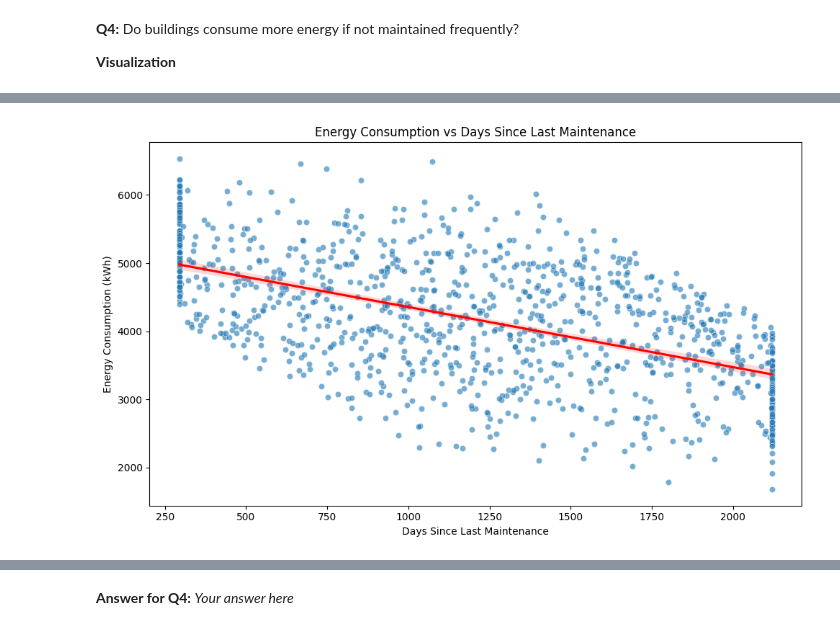
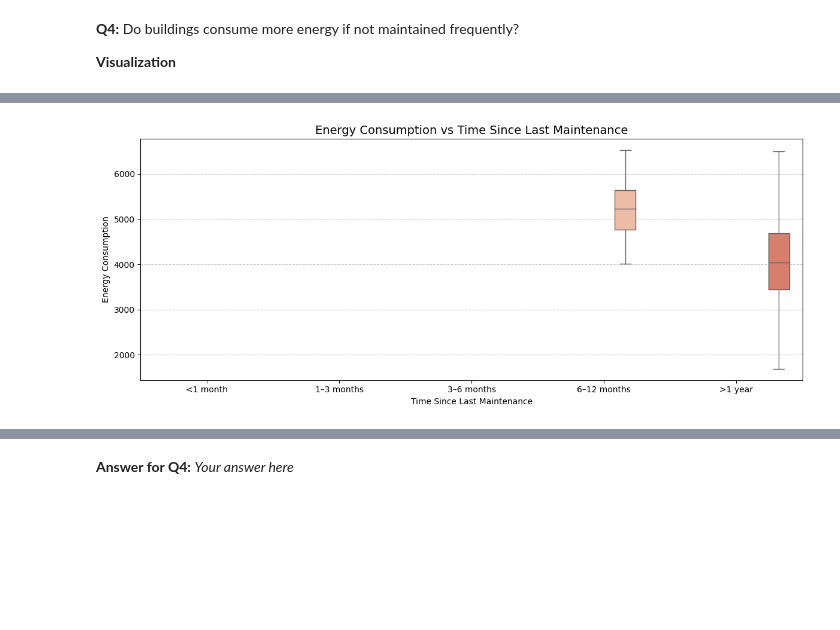
Before and after one commit to AhmedAbdelaziz003/SE, a Jupyter notebook: Regression_Mini-Project.ipynb, the cells around one changed output, grey strips where cells are left out. Cells and saved outputs as stored; diff of their text form; code cells hidden in the pictures; blank space fills up the shorter version.

```diff
--- a/Regression_Mini-Project.ipynb
+++ b/Regression_Mini-Project.ipynb
@@ -116,6 +129,0 @@ min             NaN           NaN         NaN          NaN         NaN
-# %%
-
-
-print("🔹 Cleaned DataFrame:")
-df['Day_of_Week'] = df['Day_of_Week'].str.strip().str.title()
-print(df)
@@ -353,37 +404,67 @@ print(f"🔹 Correlation between building size and energy consumption: {correlat
 # %%
 
 
-df['Last_Maintenance_Date'] = pd.to_datetime(df['Last_Maintenance_Date'], errors='coerce')
+import matplotlib.pyplot as plt
+import seaborn as sns
+import pandas as pd
+
+days_col = 'Days_Since_Maintenance'
+energy_col = 'Energy_Consumption'
 
 
-today = pd.to_datetime('today')
-df['Days_Since_Maintenance'] = (today - df['Last_Maintenance_Date']).dt.days
+df_clean = df_clean.copy()
+df_clean = df_clean[[days_col, energy_col]].dropna()
 
-
-bins = [0, 180, 365, 730, df['Days_Since_Maintenance'].max()]
-labels = ['<6 months', '6-12 months', '1-2 years', '>2 years']
-df['Maintenance_Interval'] = pd.cut(df['Days_Since_Maintenance'], bins=bins, labels=labels)
-
-
-plt.figure(figsize=(10,6))
-sns.boxplot(x='Maintenance_Interval', y='Energy_Consumption', data=df, palette='Set3')
-plt.title("Energy Consumption vs Maintenance Frequency")
-plt.xlabel("Time Since Last Maintenance")
-plt.ylabel("Energy Consumption (kWh)")
+plt.figure(figsize=(12, 5))
+sns.regplot(
+    x=days_col,
+    y=energy_col,
+    data=df_clean,
+    scatter_kws={'alpha': 0.6},
+    line_kws={'color': 'red'},
+    ci=None
+)
+plt.title('Days Since Last Maintenance vs Energy Consumption', fontsize=14)
+plt.xlabel('Days Since Last Maintenance')
+plt.ylabel('Energy Consumption')
+plt.grid(True, linestyle='--', alpha=0.7)
 plt.tight_layout()
 plt.show()
 
 
-plt.figure(figsize=(10,6))
-sns.scatterplot(x='Days_Since_Maintenance', y='Energy_Consumption', data=df, alpha=0.6)
-sns.regplot(x='Days_Since_Maintenance', y='Energy_Consumption', data=df, scatter=False, color='red')
-plt.title("Energy Consumption vs Days Since Last Maintenance")
-plt.xlabel("Days Since Last Maintenance")
-plt.ylabel("Energy Consumption (kWh)")
+corr = df_clean[days_col].corr(df_clean[energy_col])
+print(f"📈 Correlation between Days Since Maintenance and Energy Consumption: {corr:.3f}")
+
+
+max_days = df_clean[days_col].max()
+bins = [0, 30, 90, 180, 365, max_days + 1]
+labels = ['<1 month', '1–3 months', '3–6 months', '6–12 months', '>1 year']
+
+df_clean['Maintenance_Status'] = pd.cut(df_clean[days_col], bins=bins, labels=labels, include_lowest=True)
+
+plt.figure(figsize=(12, 5))
+sns.boxplot(
+    x='Maintenance_Status',
+    y=energy_col,
+    data=df_clean,
+    hue='Maintenance_Status',
+    palette='coolwarm',
+    legend=False
+)
+plt.title('Energy Consumption vs Time Since Last Maintenance', fontsize=14)
+plt.xlabel('Time Since Last Maintenance')
+plt.ylabel('Energy Consumption')
+plt.grid(axis='y', linestyle='--', alpha=0.7)
 plt.tight_layout()
 plt.show()
 
 
-correlation = df['Days_Since_Maintenance'].corr(df['Energy_Consumption'])
-print(f"🔹 Correlation between days since maintenance and energy consumption: {correlation:.2f}")
+maintenance_summary = (
+    df_clean.groupby('Maintenance_Status', observed=False)[energy_col]
+    .mean()
+    .sort_index()
+)
+
+print("\n🏙️ Average Energy Consumption by Maintenance Frequency:")
+print(maintenance_summary)
 # %% [output]
@@ -394 +473 @@ Passing `palette` without assigning `hue` is deprecated and will be removed in v
-[figure, old version]
+[figure, new version]
```
Also changed, not shown: parts of 18 cells of this notebook.
